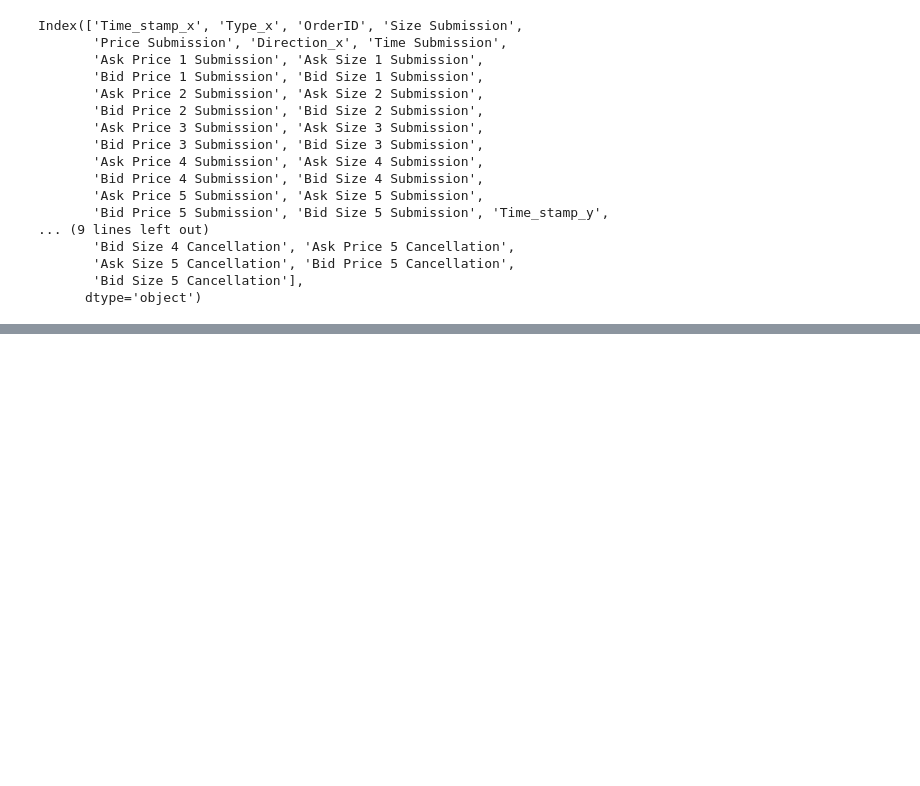
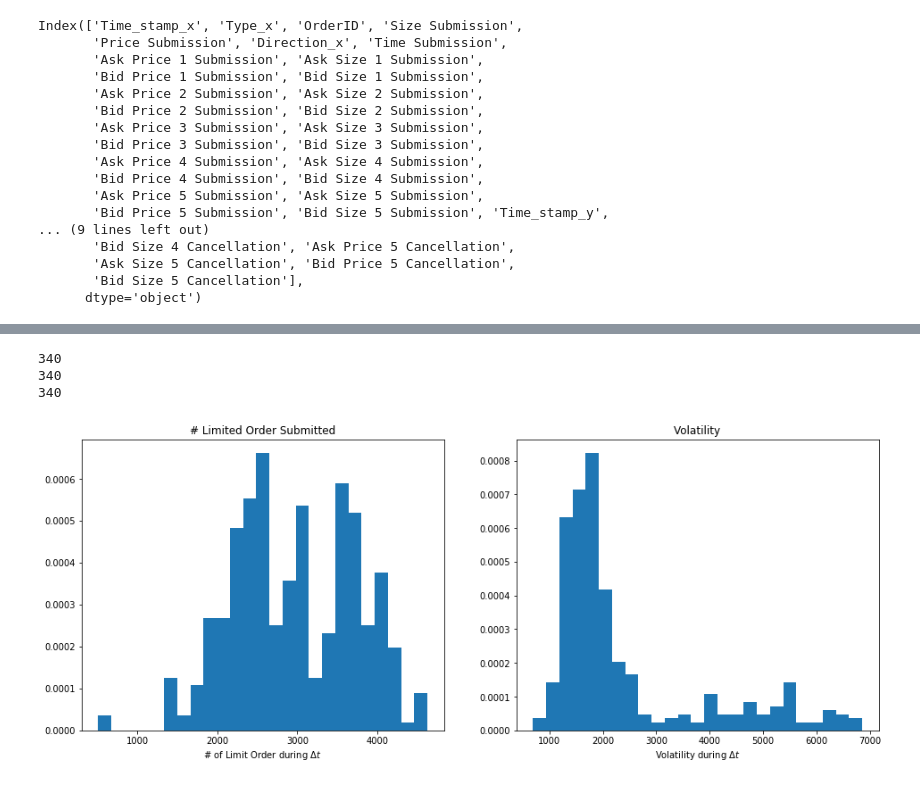
Before and after one commit to aaronLinLu/Capstone_IEOR2017, a Jupyter notebook: FinalProject/Project_v1.ipynb, the cells around one changed output, grey strips where cells are left out. Cells and saved outputs as stored; diff of their text form; code cells hidden in the pictures; blank space fills up the shorter version.

```diff
--- a/FinalProject/Project_v1.ipynb
+++ b/FinalProject/Project_v1.ipynb
@@ -130,0 +239,3 @@ df_test.head(5)
+# %%
+df_submitted = GroupByOrderType(df,typeID=1)
+df_submitted[["Time_stamp_x","Time_stamp_y"]].head(10)
@@ -130,0 +254,39 @@ df_test.head(5)
+# %%
+dt = 15*60
+
+### We need the submission times of all our canceled orders
+canceled_order_submission_times = df_test[["OrderID","Time_stamp_x"]]
+
+### Now we need to gather all of the executed order prices between the aboves times and dt
+norders = []
+volts = []
+for index, row in canceled_order_submission_times.iterrows():
+    t = row["Time_stamp_x"]
+    submitted_order = df_submitted[(df_submitted["Time_stamp_x"] > t-dt) & (df_submitted["Time_stamp_x"] < t)]
+    executed_order = df_visExecute[(df_visExecute["Time_stamp_y"] > t-dt) & (df_visExecute["Time_stamp_y"] < t)]
+    norder = len(submitted_order["OrderID"])
+    volt = np.std(executed_order["Price Submission"])
+    norders.append(norder)
+    #print(norder)
+    volts.append(volt)
+    #print(len(executed_order), volt)
+
+print()
+print(len(norders))
+print(len(volts))
+print(len(df_test["OrderID"]))
+
+fig, (ax,bx) = plt.subplots(1,2, figsize=(16,6))
+ax.hist(norders, bins=25, normed=True)
+bx.hist(volts, bins=25, normed=True)
+
+ax.set_title("# Limited Order Submitted")
+ax.set_xlabel(r"# of Limit Order during $\Delta{t}$")
+bx.set_title("Volatility")
+bx.set_xlabel(r"Volatility during $\Delta{t}$")
+plt.show()
+# %% [output]
+340
+340
+340
+[figure, added]
```
Also changed, not shown: parts of 16 cells of this notebook, 3 other files.
